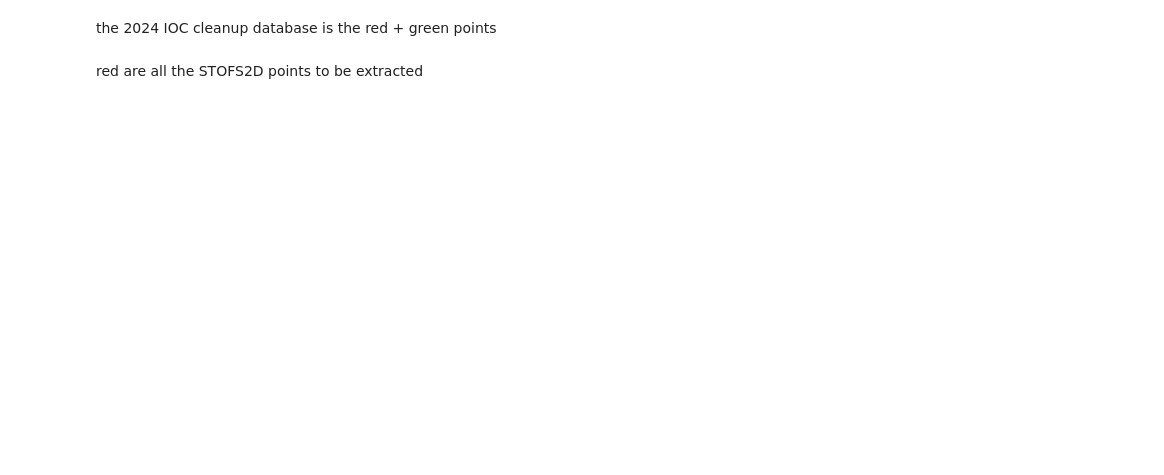
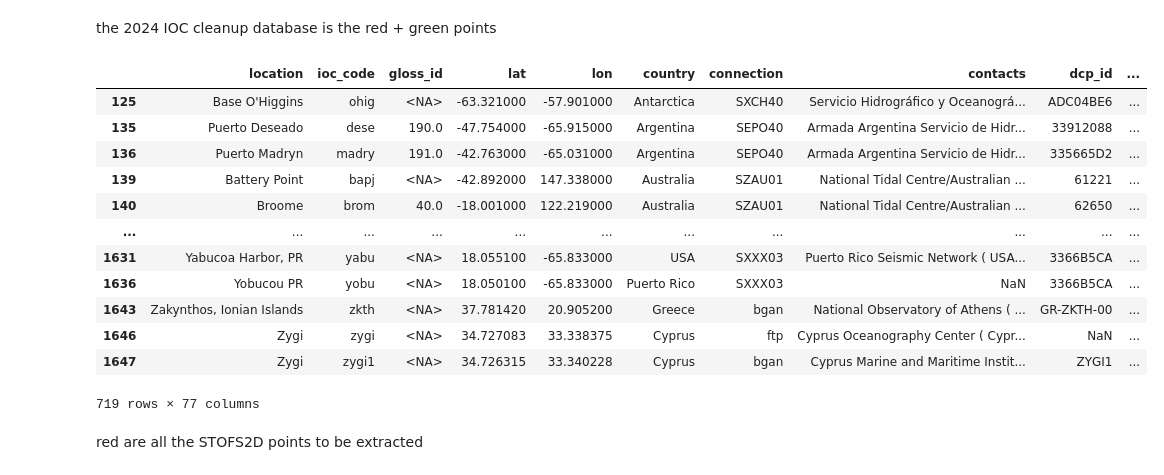
Before and after one commit to tomsail/static, a Jupyter notebook: best_candidates_ioc.ipynb, the cells around one changed output. Cells and saved outputs as stored; diff of their text form; code cells hidden in the pictures; blank space fills up the shorter version.

Commit message:
update ioc_cleanup_2024

```diff
--- a/best_candidates_ioc.ipynb
+++ b/best_candidates_ioc.ipynb
@@ -145,7 +195,20 @@ the 2024 IOC cleanup database is the red + green points
 # %%
 ioc_cleanup_2024 = pd.concat([ioc_cleanup,ioc_to_add])
 ioc_cleanup_2024
-ioc_cleanup_2024.to_csv("ioc_cleanup_2024.csv")
+# %% [output]
+|  | location | ioc_code | gloss_id | lat | lon | country | connection | contacts | dcp_id | ... |
+| 125 | Base O'Higgins | ohig | <NA> | -63.321000 | -57.901000 | Antarctica | SXCH40 | Servicio Hidrográfico y Oceanográ... | ADC04BE6 | ... |
+| 135 | Puerto Deseado | dese | 190.0 | -47.754000 | -65.915000 | Argentina | SEPO40 | Armada Argentina Servicio de Hidr... | 33912088 | ... |
+| 136 | Puerto Madryn | madry | 191.0 | -42.763000 | -65.031000 | Argentina | SEPO40 | Armada Argentina Servicio de Hidr... | 335665D2 | ... |
+| 139 | Battery Point | bapj | <NA> | -42.892000 | 147.338000 | Australia | SZAU01 | National Tidal Centre/Australian ... | 61221 | ... |
+| 140 | Broome | brom | 40.0 | -18.001000 | 122.219000 | Australia | SZAU01 | National Tidal Centre/Australian ... | 62650 | ... |
+| ... | ... | ... | ... | ... | ... | ... | ... | ... | ... | ... |
+| 1631 | Yabucoa Harbor, PR | yabu | <NA> | 18.055100 | -65.833000 | USA | SXXX03 | Puerto Rico Seismic Network ( USA... | 3366B5CA | ... |
+| 1636 | Yobucou PR | yobu | <NA> | 18.050100 | -65.833000 | Puerto Rico | SXXX03 | NaN | 3366B5CA | ... |
+| 1643 | Zakynthos, Ionian Islands | zkth | <NA> | 37.781420 | 20.905200 | Greece | bgan | National Observatory of Athens ( ... | GR-ZKTH-00 | ... |
+| 1646 | Zygi | zygi | <NA> | 34.727083 | 33.338375 | Cyprus | ftp | Cyprus Oceanography Center ( Cypr... | NaN | ... |
+| 1647 | Zygi | zygi1 | <NA> | 34.726315 | 33.340228 | Cyprus | bgan | Cyprus Marine and Maritime Instit... | ZYGI1 | ... |
+719 rows × 77 columns
 # %%
 def find_nearest_nodes(
     mesh_nodes: pd.DataFrame,
```
Also changed, not shown: parts of 18 cells of this notebook, 4 other files.
